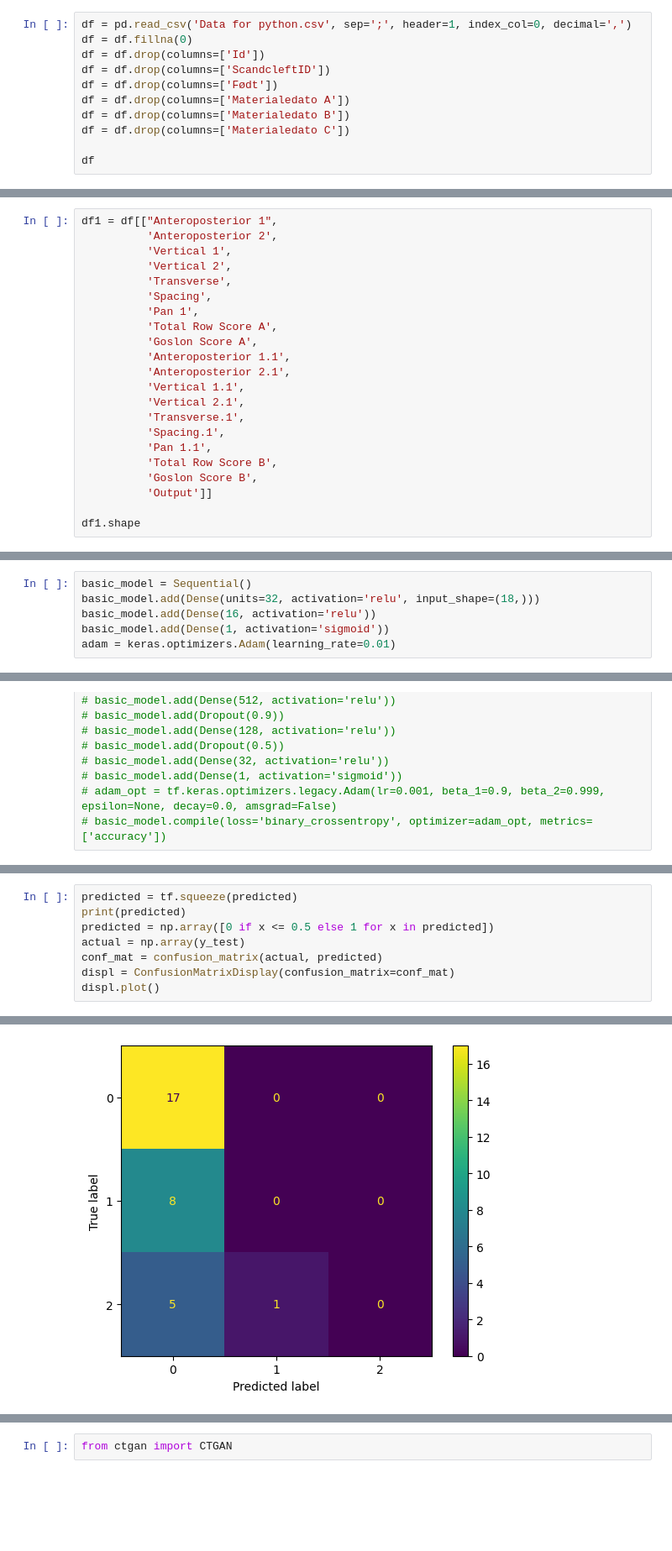
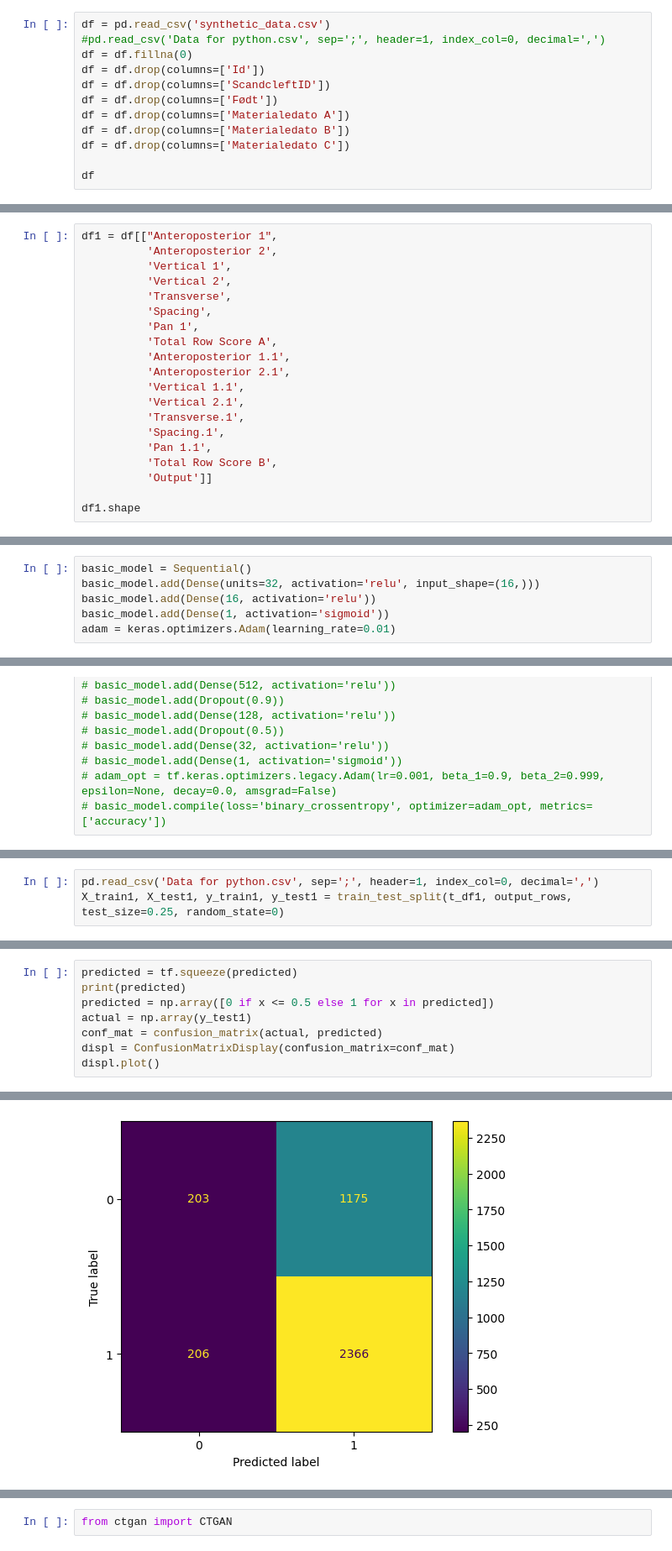
Before and after one commit to Christofferfuglkjaer/Dataproject, a Jupyter notebook: data.ipynb, the cells around one changed output, grey strips where cells are left out. Shown at 84% size. Cells and saved outputs as stored; diff of their text form; blank space fills up the shorter version.

```diff
--- a/data.ipynb
+++ b/data.ipynb
@@ -12,7 +13,8 @@ import tensorflow as tf
 from sklearn.metrics import confusion_matrix,ConfusionMatrixDisplay
 from sklearn.preprocessing import MinMaxScaler
 # %%
-df = pd.read_csv('Data for python.csv', sep=';', header=1, index_col=0, decimal=',')
+df = pd.read_csv('synthetic_data.csv')
+#pd.read_csv('Data for python.csv', sep=';', header=1, index_col=0, decimal=',')
 df = df.fillna(0)
 df = df.drop(columns=['Id'])
 df = df.drop(columns=['ScandcleftID'])
@@ -71,7 +61,6 @@ df1 = df[["Anteroposterior 1",
           'Spacing',
           'Pan 1',
           'Total Row Score A',
-          'Goslon Score A',
           'Anteroposterior 1.1',
           'Anteroposterior 2.1',
           'Vertical 1.1',
@@ -80,7 +69,6 @@ df1 = df[["Anteroposterior 1",
           'Spacing.1',
           'Pan 1.1',
           'Total Row Score B',
-          'Goslon Score B',
           'Output']]
 
 df1.shape
@@ -200,6 +173,6 @@ print(y_test1.shape)
 # %%
 basic_model = Sequential()
-basic_model.add(Dense(units=32, activation='relu', input_shape=(18,)))
+basic_model.add(Dense(units=32, activation='relu', input_shape=(16,)))
 basic_model.add(Dense(16, activation='relu'))
 basic_model.add(Dense(1, activation='sigmoid'))
 adam = keras.optimizers.Adam(learning_rate=0.01)
@@ -236,3 +211,6 @@ Accuracy =  0.5483871102333069
+# %%
+pd.read_csv('Data for python.csv', sep=';', header=1, index_col=0, decimal=',')
+X_train1, X_test1, y_train1, y_test1 = train_test_split(t_df1, output_rows, test_size=0.25, random_state=0)
 # %%
 predicted = basic_model.predict(X_test1)
 # %% [output]
@@ -241,7 +219,7 @@ predicted = basic_model.predict(X_test1)
 predicted = tf.squeeze(predicted)
 print(predicted)
 predicted = np.array([0 if x <= 0.5 else 1 for x in predicted])
-actual = np.array(y_test)
+actual = np.array(y_test1)
 conf_mat = confusion_matrix(actual, predicted)
 displ = ConfusionMatrixDisplay(confusion_matrix=conf_mat)
 displ.plot()
@@ -252,5 +228,5 @@ tf.Tensor(
 <sklearn.metrics._plot.confusion_matrix.ConfusionMatrixDisplay at 0x...>
-[figure, old version]
+[figure, new version]
 # %%
 def total_row_score(vector):
     vector[7] = sum(vector[0:7])
```
Also changed, not shown: parts of 35 cells of this notebook, 4 other files.
